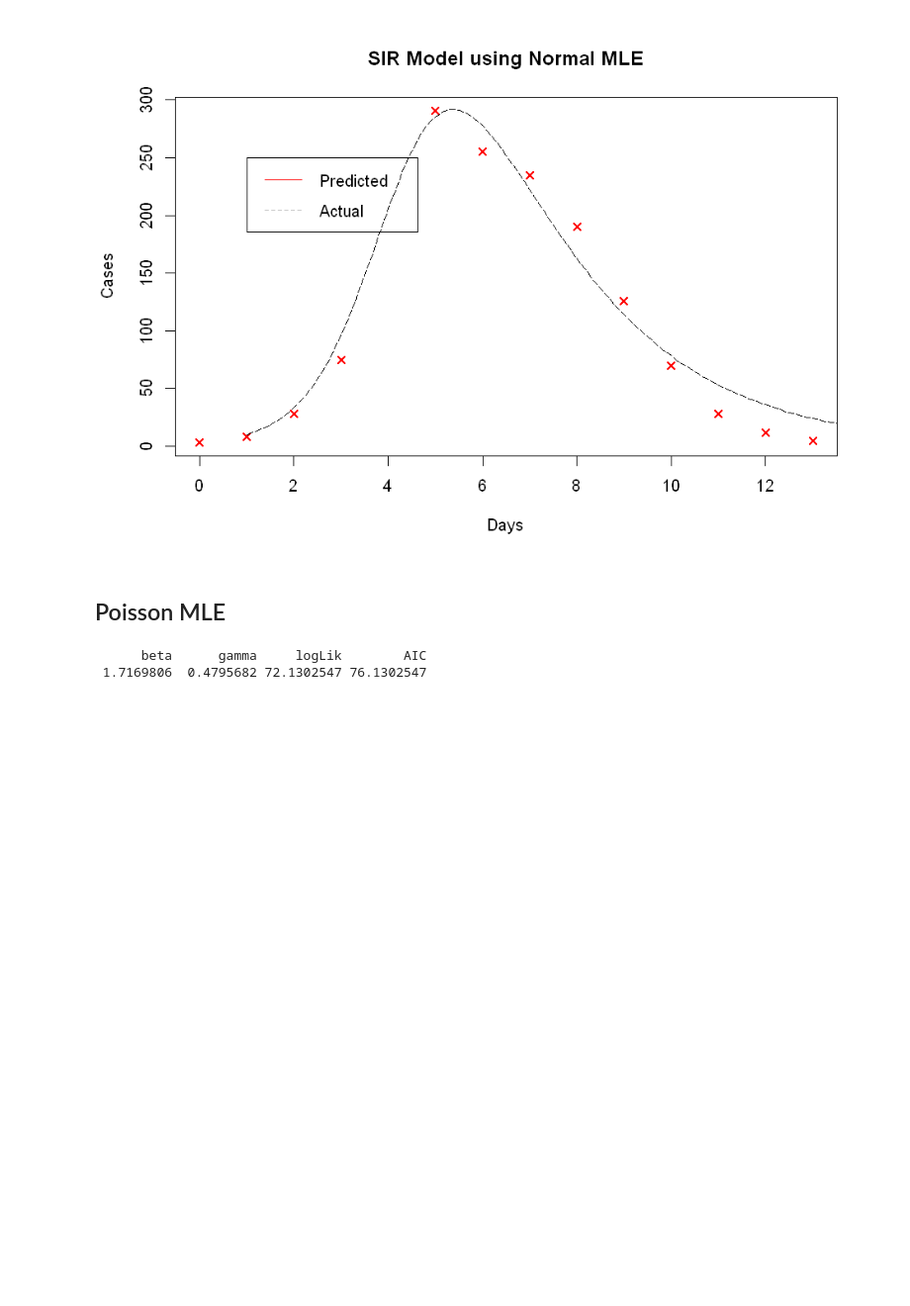
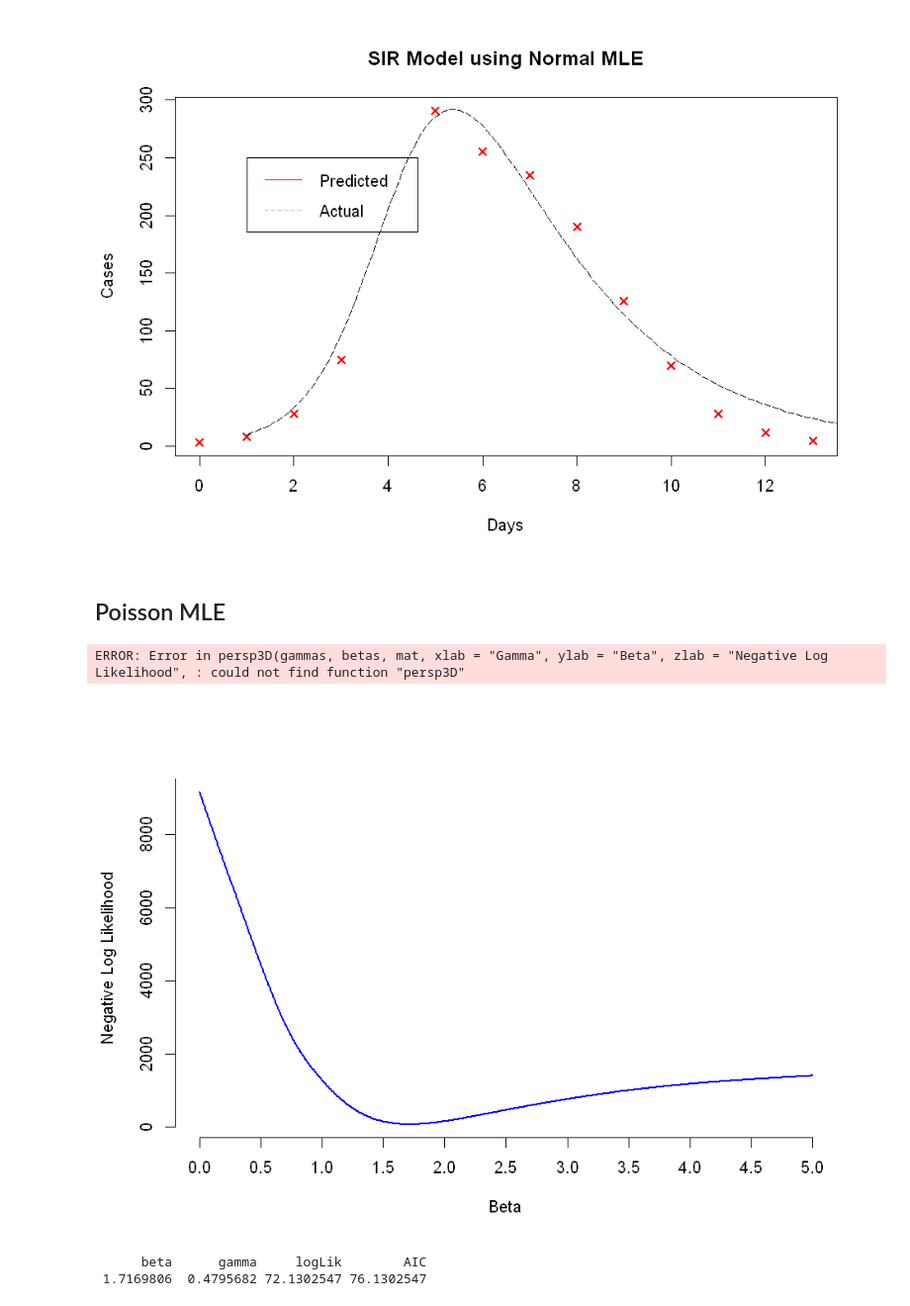
Before and after one commit to joely-w/ProjectWriteup, a Jupyter notebook: SIR on Flu Prevalence .ipynb, the cells around one changed output. Shown at 99% size. Cells and saved outputs as stored; diff of their text form; code cells hidden in the pictures; blank space fills up the shorter version.

```diff
--- a/SIR on Flu Prevalence .ipynb
+++ b/SIR on Flu Prevalence .ipynb
@@ -111,4 +114,30 @@ compare_model(normal_model, "SIR Model using Normal MLE", times)
 [figure]
 # %% [markdown]
 ## Poisson MLE
+# %%
+poissonLL <- function(beta, gamma){
+    model_data <- model(beta = beta, gamma = gamma, times=df$days, initial_conditions=initial_conditions)$Y[-1]
+    -sum(dpois(x = df$cases[-1], lambda = model_data, log = TRUE))
+}
+
+pLL <- function(params) poissonLL(params[1], params[2])
+betas = seq(0, 2, 0.01)
+gammas = seq(0, 1, 0.01)
+mat <- array(0, dim=c(length(gammas),length(betas)))
+for(x in seq_along(betas)){
+    for(y in seq_along(gammas)){
+        l <- poissonLL(betas[x],gammas[y])
+        mat[y, x] <- l
+    }
+}
+# %%
+persp3D(gammas, betas, mat, xlab='Gamma', ylab='Beta', zlab='Negative Log Likelihood', theta=250, shade=0.6)
+# %% [output]
+ERROR: Error in persp3D(gammas, betas, mat, xlab = "Gamma", ylab = "Beta", zlab = "Negative Log Likelihood", : could not find function "persp3D"
+# %%
+plot(x=betas,y=likelihoods, type='l', axes=FALSE, xlab='Beta', ylab='Negative Log Likelihood', col='blue', lwd=2)
+axis(side=1, at=seq(0,5,0.5))
+axis(side=2, at=seq(0, 10000, 2000))
+# %% [output]
+[figure, added]
 # %%
```
Also changed, not shown: parts of 4 cells of this notebook.
